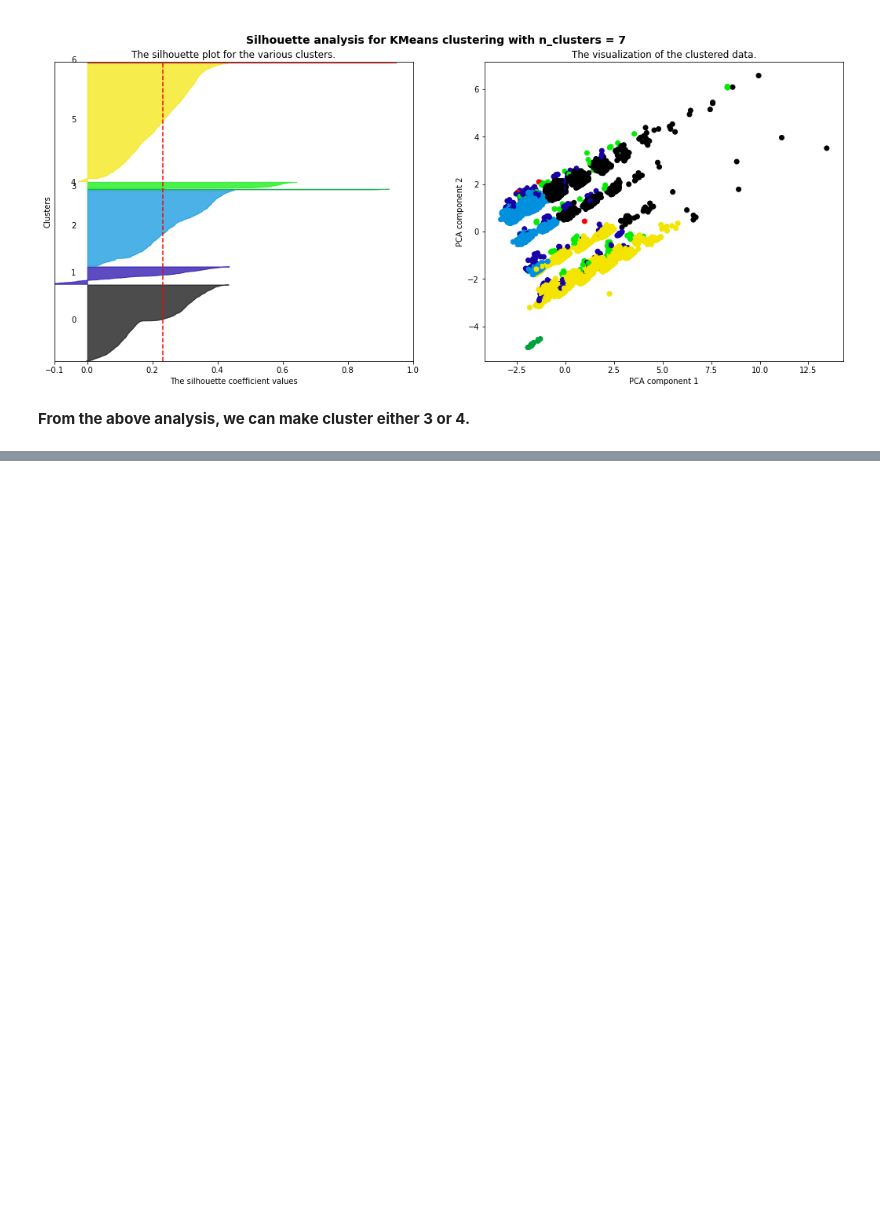
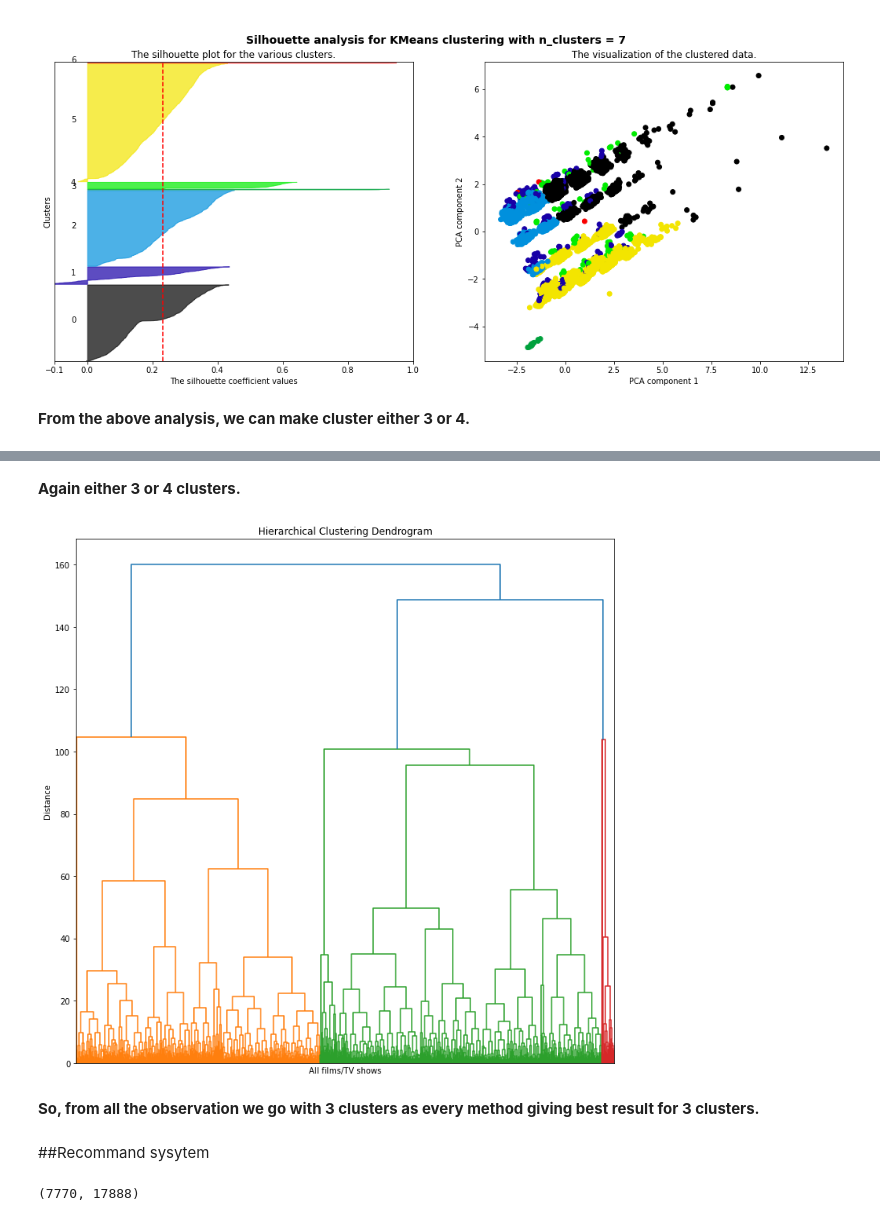
Before and after one commit to varnit836/NETFLIX-MOVIES-AND-TV-SHOWS-CLUSTERING, a Jupyter notebook: NETFLIX_MOVIES_AND_TV_SHOWS_CLUSTERING.ipynb, the cells around one changed output, grey strips where cells are left out. Cells and saved outputs as stored; diff of their text form; code cells hidden in the pictures; blank space fills up the shorter version.

```diff
--- a/NETFLIX_MOVIES_AND_TV_SHOWS_CLUSTERING.ipynb
+++ b/NETFLIX_MOVIES_AND_TV_SHOWS_CLUSTERING.ipynb
@@ -952,0 +971,26 @@ For n_clusters = 7 The average silhouette_score is : 0.2322343130779891
+# %% [markdown]
+**Again either 3 or 4 clusters.**
+# %%
+# HIERARCHICAL CLUSTERING
+distances_linkage = linkage(netflix_standarized,
+                            method = 'ward',
+                            metric = 'euclidean')
+
+plt.figure(figsize=(12, 12))
+
+plt.title('Hierarchical Clustering Dendrogram')
+plt.xlabel('All films/TV shows')
+plt.ylabel('Distance')
+
+dendrogram(
+    distances_linkage,
+    no_labels = True
+)
+
+plt.show()
+# %% [output]
+[figure, added]
+# %% [markdown]
+**So, from all the observation we go with 3 clusters as every method giving best result for 3 clusters.**
+# %% [markdown]
+##Recommand sysytem
@@ -952,0 +1006,12 @@ For n_clusters = 7 The average silhouette_score is : 0.2322343130779891
+# %%
+#removing stopwords
+tfidf = TfidfVectorizer(stop_words='english')
+
+#get the tf-idf scores
+#create TF-IDF matrix by fitting and transforming the data
+tfidf_matrix = tfidf.fit_transform(df['description'])
+
+#shape of tfidf_matrix
+tfidf_matrix.shape
+# %% [output]
+(7770, 17888)
```
Also changed, not shown: parts of 24 cells of this notebook.
